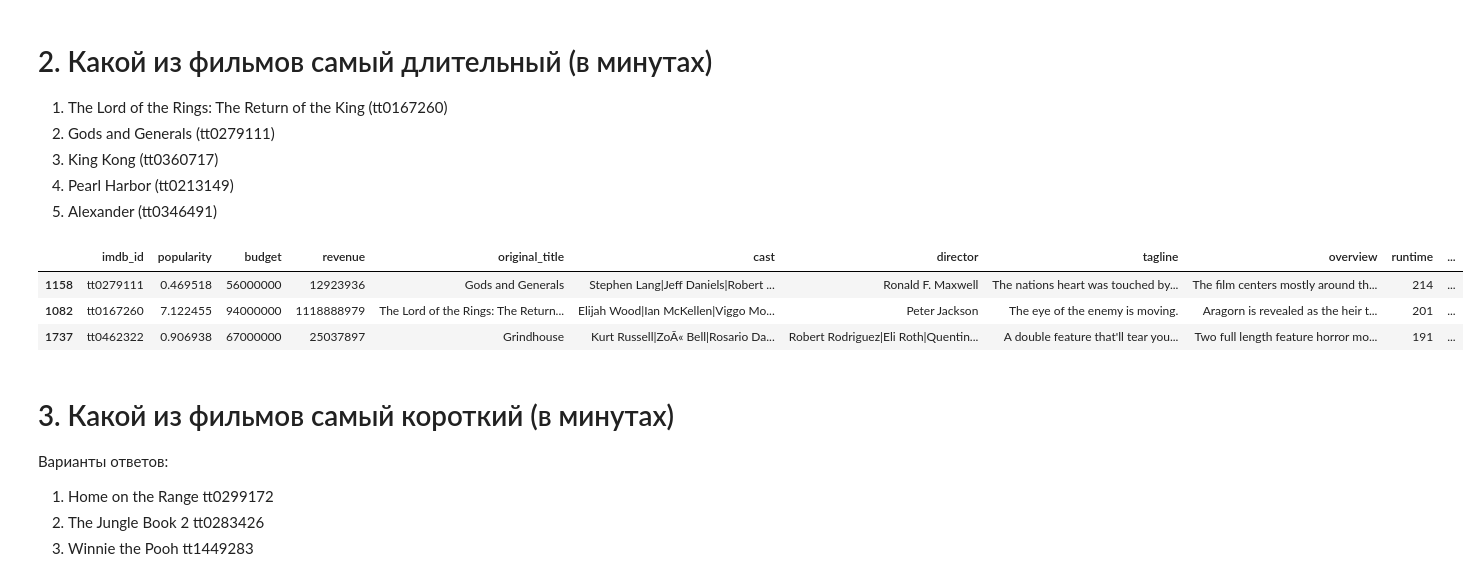
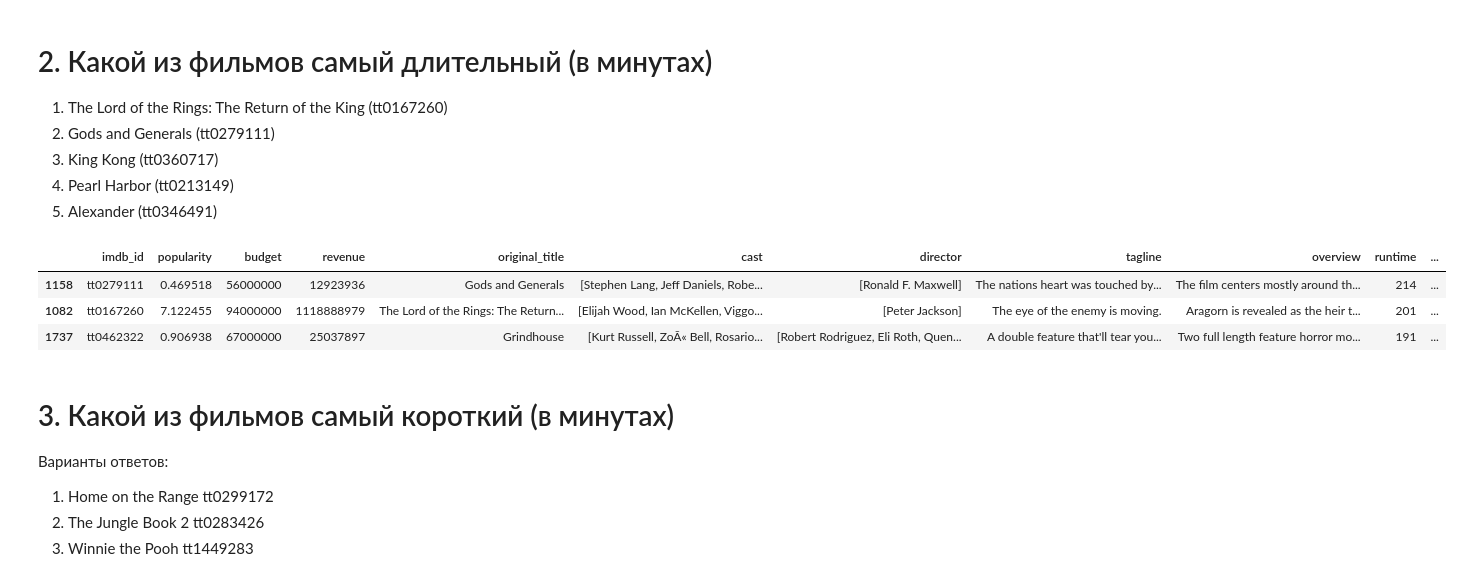
Before and after one commit to npc5432/skillfactory_rds, a Jupyter notebook: module_1/[SF-DST] Movies IMBD v3.0.ipynb, the cells around one changed output. Saved outputs shown, nothing was run; the diff lists cells and outputs as text; code cells hidden in the pictures.

```diff
--- a/module_1/[SF-DST] Movies IMBD v3.0.ipynb
+++ b/module_1/[SF-DST] Movies IMBD v3.0.ipynb
@@ -26,6 +27,13 @@ len(data)
 # Предобработка датасета
 # %%
 answer_ls = [] # создадим список с ответами. сюда будем добавлять ответы по мере прохождения теста
+# %%
+data['profit'] = data['revenue'] - data['budget']
+
+for col in ['genres', 'cast', 'director', 'production_companies']:
+    data[col] = data[col].str.split('|')
+# %%
+data['release_month'] = data['release_date'].apply(lambda s: int(s.split('/')[0]))
 # %% [markdown]
 # 1. У какого фильма из списка самый большой бюджет?
 Варианты ответов:
@@ -51,12 +59,12 @@ answer_ls.append(4)
 4. Pearl Harbor	(tt0213149)
 5. Alexander	(tt0346491)
 # %%
-data.sort_values('runtime', ascending=False).head(3)
+data.sort_values('runtime', ascending=False)[:3]
 # %% [output]
 |  | imdb_id | popularity | budget | revenue | original_title | cast | director | tagline | overview | runtime | ... |
-| 1158 | tt0279111 | 0.469518 | 56000000 | 12923936 | Gods and Generals | Stephen Lang|Jeff Daniels|Robert ... | Ronald F. Maxwell | The nations heart was touched by... | The film centers mostly around th... | 214 | ... |
-| 1082 | tt0167260 | 7.122455 | 94000000 | 1118888979 | The Lord of the Rings: The Return... | Elijah Wood|Ian McKellen|Viggo Mo... | Peter Jackson | The eye of the enemy is moving. | Aragorn is revealed as the heir t... | 201 | ... |
-| 1737 | tt0462322 | 0.906938 | 67000000 | 25037897 | Grindhouse | Kurt Russell|ZoÃ« Bell|Rosario Da... | Robert Rodriguez|Eli Roth|Quentin... | A double feature that'll tear you... | Two full length feature horror mo... | 191 | ... |
+| 1158 | tt0279111 | 0.469518 | 56000000 | 12923936 | Gods and Generals | [Stephen Lang, Jeff Daniels, Robe... | [Ronald F. Maxwell] | The nations heart was touched by... | The film centers mostly around th... | 214 | ... |
+| 1082 | tt0167260 | 7.122455 | 94000000 | 1118888979 | The Lord of the Rings: The Return... | [Elijah Wood, Ian McKellen, Viggo... | [Peter Jackson] | The eye of the enemy is moving. | Aragorn is revealed as the heir t... | 201 | ... |
+| 1737 | tt0462322 | 0.906938 | 67000000 | 25037897 | Grindhouse | [Kurt Russell, ZoÃ« Bell, Rosario... | [Robert Rodriguez, Eli Roth, Quen... | A double feature that'll tear you... | Two full length feature horror mo... | 191 | ... |
 # %%
 answer_ls.append(2)
 # %% [markdown]
```
Also changed, not shown: parts of 58 cells of this notebook.
